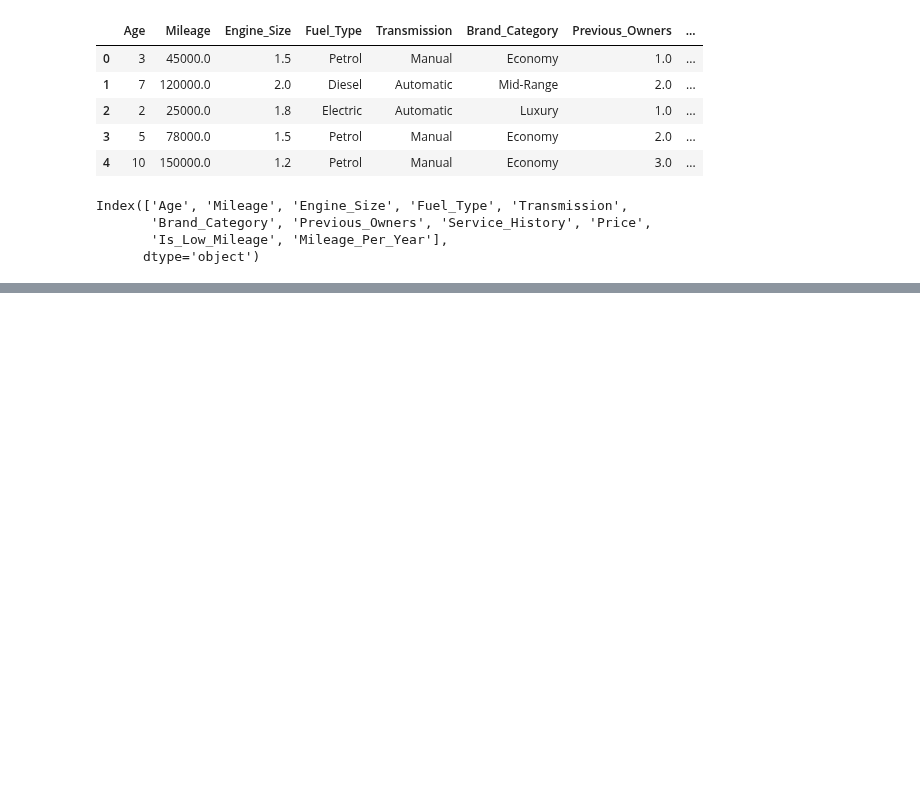
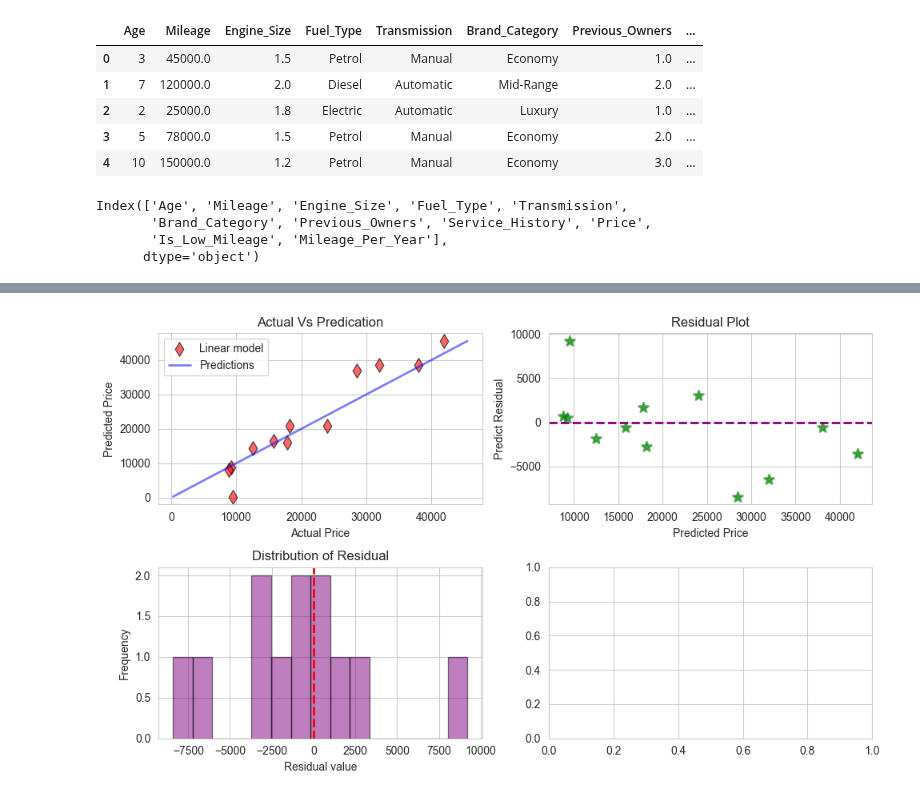
Before and after one commit to blu3-bird/ml-for-dummies, a Jupyter notebook: regression/polynomial-regression/practiceExercises/used_car.ipynb, the cells around one changed output, grey strips where cells are left out. Drawn from its saved outputs; the diff is of its cells as text; code cells hidden in the pictures; blank space fills up the shorter version.

```diff
--- a/regression/polynomial-regression/practiceExercises/used_car.ipynb
+++ b/regression/polynomial-regression/practiceExercises/used_car.ipynb
@@ -89,7 +89,7 @@ int_col = ['Age','Mileage','Engine_Size','Previous_Owners']
 
 imputer_mean = SimpleImputer(missing_values=np.nan,strategy='mean')
 
-df_m[:,['Age','Engine_Size','Previous_Owner']] = imputer_mean.fit_transform(df_m[:,['Age','Engine_Size','Previous_Owner']])
+X[:,[0,2,6]] = imputer_mean.fit_transform(X[:,[0,2,6]])
 
 imputer_frequent = SimpleImputer(missing_values=np.nan,strategy='most_frequent')
 X[:,[3,4,5,7]] = imputer_frequent.fit_transform(X[:,[3,4,5,7]])
@@ -98,7 +98,7 @@ imputer_median_y = SimpleImputer(missing_values=np.nan,strategy='median')
 imputer_median_X = SimpleImputer(missing_values=np.nan,strategy='median')
 
 y = imputer_median_y.fit_transform(y)
-X[:,[11,16]] = imputer_median_X.fit_transform(X[:,[11,16]])
+X[:,[1,9]] = imputer_median_X.fit_transform(X[:,[1,9]])
 
 
 #Encoding categorial cols using OneHotEncoder
@@ -172,0 +226,41 @@ array([[1.0, 0.0, 0.0, 0.0, 1.0, 1.0, 0.0, 0.0, 1.0, 0.0,
+# %%
+#Visualization
+import seaborn as sys
+
+sys.set_style('whitegrid')
+sys.set_palette('husl')
+
+fig, axes = plt.subplots(2,2,figsize=(10,6))
+
+ax1 = axes[0,0]
+ax1.scatter(y_test,y_pred_test,label='Linear model',color='r',alpha=0.6,marker='d',edgecolors='black',linewidths=1,s=80)
+
+min_val = min(y_test.min(),y_pred_test.min())
+max_val = max(y_test.max(),y_pred_test.max())
+ax1.plot([min_val,max_val],[ min_val, max_val],linewidth=2,color='blue',alpha=0.5,label='Predictions')
+ax1.set_title('Actual Vs Predication')
+ax1.set_ylabel('Predicted Price')
+ax1.set_xlabel('Actual Price')
+ax1.legend()
+
+ax2 = axes[0,1]
+Residual = y_test - y_pred_test
+
+ax2.scatter(y_test,Residual,label='Actual Vs Residual',color='green',linewidths=2,s=80,marker='*',alpha=0.6)
+ax2.axhline(y=0,color='purple',linestyle='--',linewidth=2)
+ax2.set_title('Residual Plot')
+ax2.set_ylabel('Predict Residual')
+ax2.set_xlabel('Predicted Price')
+
+ax3 = axes[1,0]
+
+ax3.hist(Residual,color='purple',bins=15,edgecolor='black',alpha=0.5)
+ax3.axvline(x=0,color='r',linestyle='--',linewidth=2)
+ax3.set_title('Distribution of Residual')
+ax3.set_ylabel('Frequency')
+ax3.set_xlabel('Residual value')
+
+plt.tight_layout()
+plt.show()
+# %% [output]
+[figure, added]
```
Also changed, not shown: parts of 6 cells of this notebook.
